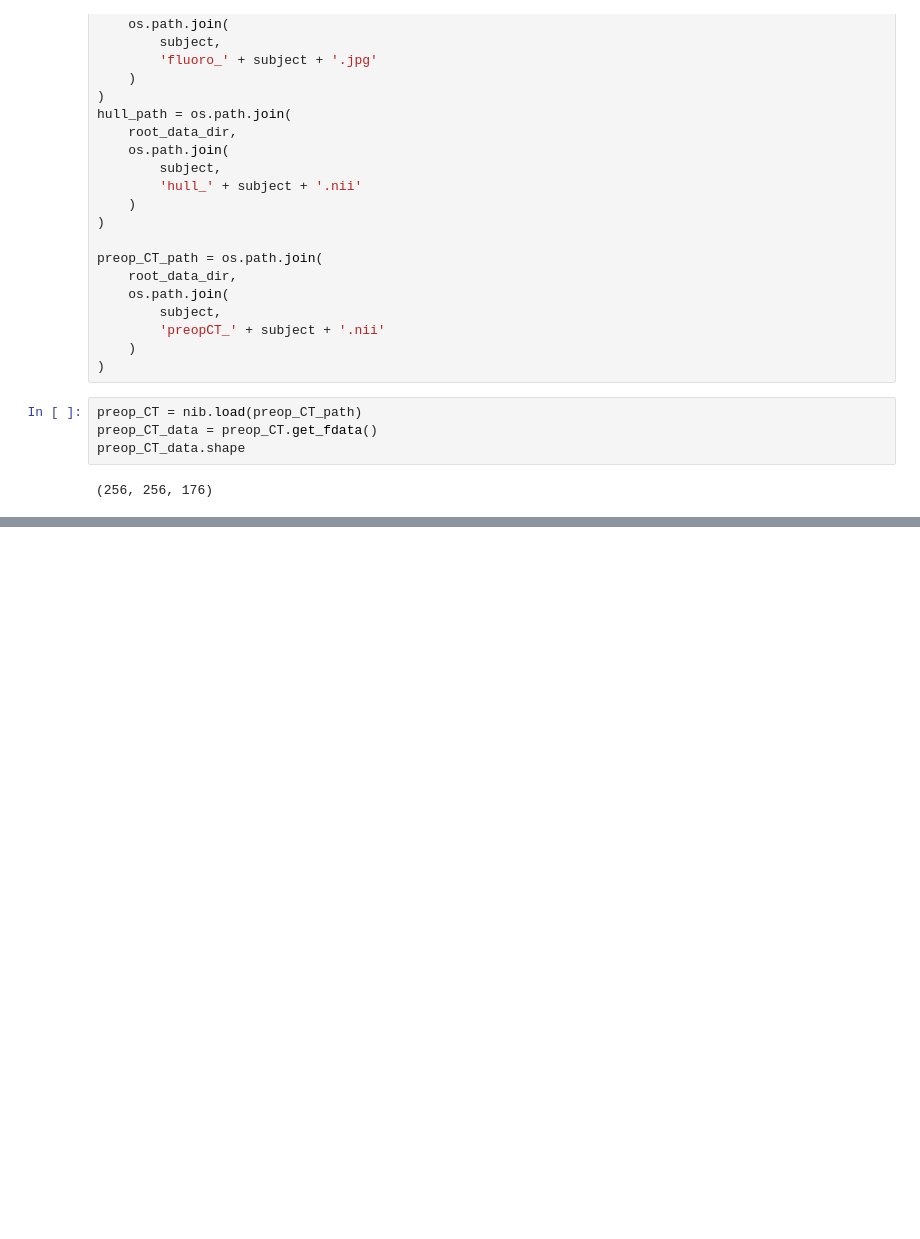
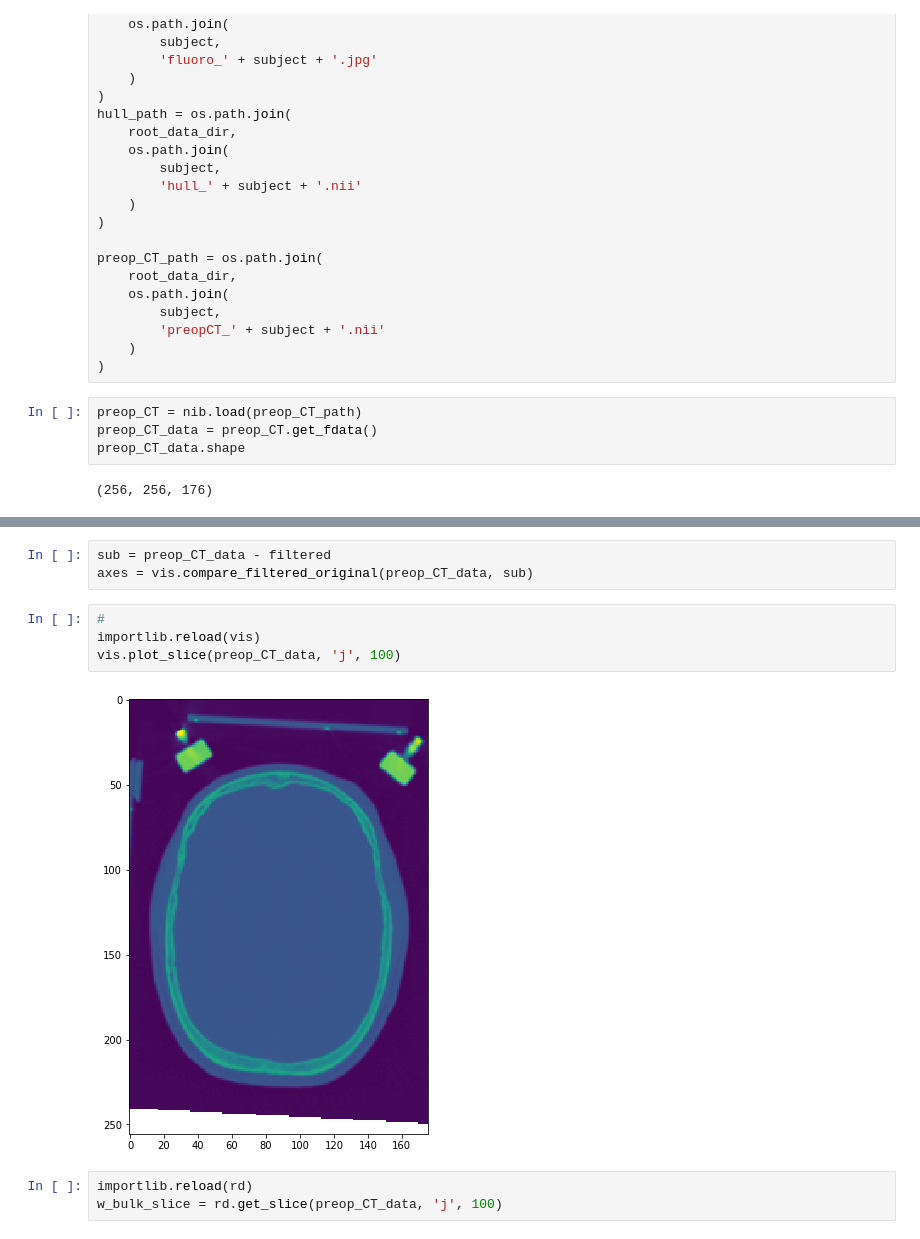
Before and after one commit to wspeier1/BE223A_2019, a Jupyter notebook: CT_Segmentation/Segment_CT-SA.ipynb, the cells around one changed output, grey strips where cells are left out. Drawn from its saved outputs; the diff is of its cells as text; blank space fills up the shorter version.

```diff
--- a/CT_Segmentation/Segment_CT-SA.ipynb
+++ b/CT_Segmentation/Segment_CT-SA.ipynb
@@ -47,0 +79,12 @@ vis.quick_plot_3D(preop_CT_data, step_size=100)
+# %%
+sub = preop_CT_data - filtered
+axes = vis.compare_filtered_original(preop_CT_data, sub)
+# %%
+#
+importlib.reload(vis)
+vis.plot_slice(preop_CT_data, 'j', 100)
+# %% [output]
+[figure, added]
+# %%
+importlib.reload(rd)
+w_bulk_slice = rd.get_slice(preop_CT_data, 'j', 100)
```
Also changed, not shown: parts of 11 cells of this notebook, 3 other files.
